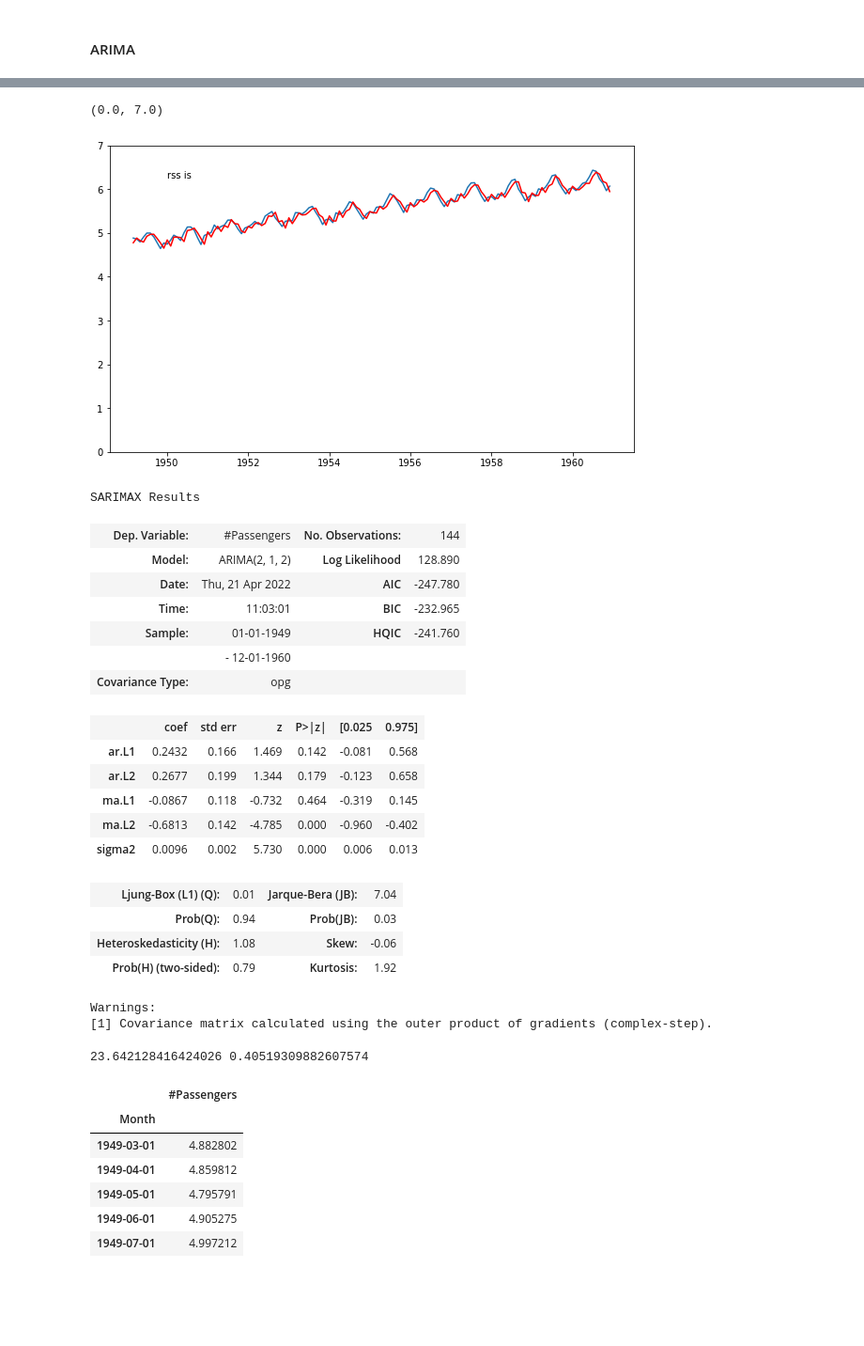
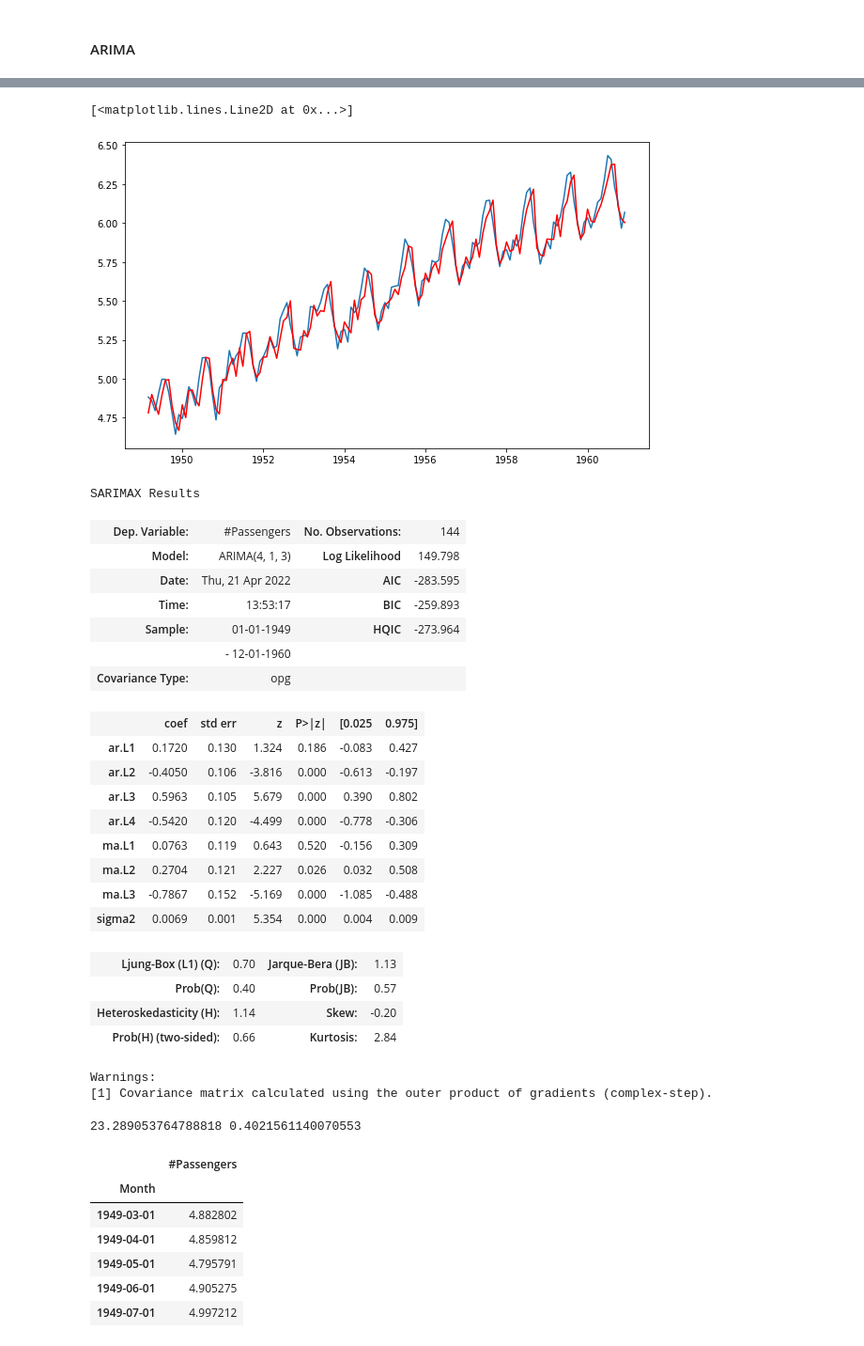
Before and after one commit to dray89/AirlinePassengers, a Jupyter notebook: AirlinePassengers.ipynb, the cells around one changed output, grey strips where cells are left out. Shown at 94% size. Drawn from its saved outputs; the diff is of its cells as text; code cells hidden in the pictures; blank space fills up the shorter version.

Commit message:
Added auto arima to choose the best model

```diff
--- a/AirlinePassengers.ipynb
+++ b/AirlinePassengers.ipynb
@@ -376,15 +422,12 @@ plot_stationarity(decomposedLogData)
 # %%
-model = ARIMA(indexedDataset_logScale, order = (2 , 1, 2))
+model = ARIMA(indexedDataset_logScale, order = (4 , 1, 3))
 results = model.fit()
 # %%
 plt.plot(indexedDataset_logScale[2:])
 plt.plot(results.fittedvalues[2:], color='red')
-import datetime as dt
-plt.annotate('rss is ', xy =(dt.datetime.strptime("1950-01-01", "%Y-%m-%d"), 6.25))
-plt.ylim(0, 7)
 # %% [output]
-(0.0, 7.0)
+[<matplotlib.lines.Line2D at 0x...>]
-[figure, old version]
+[figure, new version]
 # %%
 results.summary()
 #Jarque-Bera test is a test for normality.
@@ -399,22 +442,25 @@ results.summary()
 # %% [output]
 SARIMAX Results
 | Dep. Variable: | #Passengers | No. Observations: | 144 |
-| Model: | ARIMA(2, 1, 2) | Log Likelihood | 128.890 |
-| Date: | Thu, 21 Apr 2022 | AIC | -247.780 |
-| Time: | 11:03:01 | BIC | -232.965 |
-| Sample: | 01-01-1949 | HQIC | -241.760 |
+| Model: | ARIMA(4, 1, 3) | Log Likelihood | 149.798 |
+| Date: | Thu, 21 Apr 2022 | AIC | -283.595 |
+| Time: | 13:53:17 | BIC | -259.893 |
+| Sample: | 01-01-1949 | HQIC | -273.964 |
 |  | - 12-01-1960 |  |  |
 | Covariance Type: | opg |  |  |
 |  | coef | std err | z | P>|z| | [0.025 | 0.975] |
-| ar.L1 | 0.2432 | 0.166 | 1.469 | 0.142 | -0.081 | 0.568 |
-| ar.L2 | 0.2677 | 0.199 | 1.344 | 0.179 | -0.123 | 0.658 |
-| ma.L1 | -0.0867 | 0.118 | -0.732 | 0.464 | -0.319 | 0.145 |
-| ma.L2 | -0.6813 | 0.142 | -4.785 | 0.000 | -0.960 | -0.402 |
-| sigma2 | 0.0096 | 0.002 | 5.730 | 0.000 | 0.006 | 0.013 |
+| ar.L1 | 0.1720 | 0.130 | 1.324 | 0.186 | -0.083 | 0.427 |
+| ar.L2 | -0.4050 | 0.106 | -3.816 | 0.000 | -0.613 | -0.197 |
+| ar.L3 | 0.5963 | 0.105 | 5.679 | 0.000 | 0.390 | 0.802 |
+| ar.L4 | -0.5420 | 0.120 | -4.499 | 0.000 | -0.778 | -0.306 |
+| ma.L1 | 0.0763 | 0.119 | 0.643 | 0.520 | -0.156 | 0.309 |
+| ma.L2 | 0.2704 | 0.121 | 2.227 | 0.026 | 0.032 | 0.508 |
+| ma.L3 | -0.7867 | 0.152 | -5.169 | 0.000 | -1.085 | -0.488 |
+| sigma2 | 0.0069 | 0.001 | 5.354 | 0.000 | 0.004 | 0.009 |
-| Ljung-Box (L1) (Q): | 0.01 | Jarque-Bera (JB): | 7.04 |
-| Prob(Q): | 0.94 | Prob(JB): | 0.03 |
-| Heteroskedasticity (H): | 1.08 | Skew: | -0.06 |
-| Prob(H) (two-sided): | 0.79 | Kurtosis: | 1.92 |
+| Ljung-Box (L1) (Q): | 0.70 | Jarque-Bera (JB): | 1.13 |
+| Prob(Q): | 0.40 | Prob(JB): | 0.57 |
+| Heteroskedasticity (H): | 1.14 | Skew: | -0.20 |
+| Prob(H) (two-sided): | 0.66 | Kurtosis: | 2.84 |
 Warnings:
 [1] Covariance matrix calculated using the outer product of gradients (complex-step).
 # %%
@@ -426,7 +472,7 @@ rss
 rmse = sqrt(mean_squared_error(results.fittedvalues, indexedDataset_logScale))
 print(rss, rmse)
 # %% [output]
-23.642128416424026 0.40519309882607574
+23.289053764788818 0.4021561140070553
 # %%
 indexedDataset_logScale[2:].head()
 # %% [output]
```
Also changed, not shown: parts of 7 cells of this notebook.
